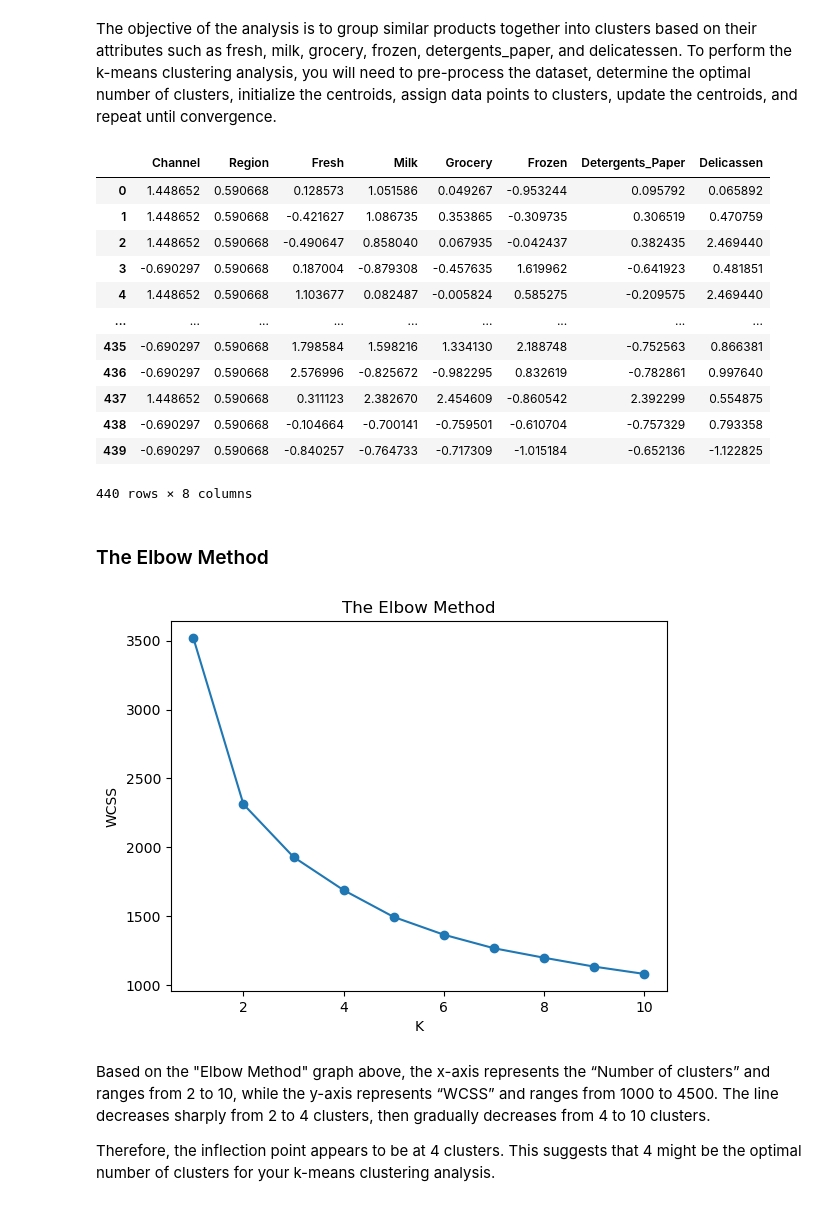
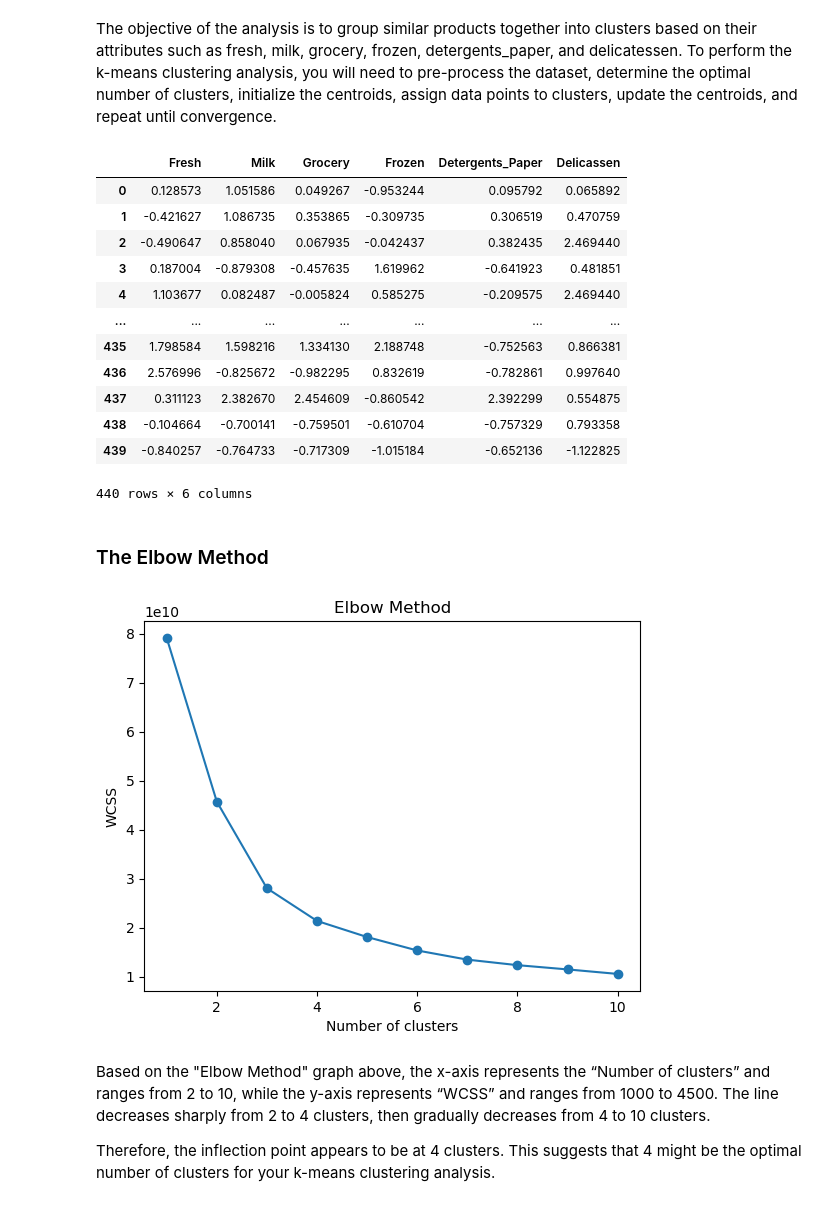
Before and after one commit to Nathan-13/ML-Project-Unsupervised-Learning, a Jupyter notebook: notebook/Unsupervised Learning - Project.ipynb, the cells around one changed output. Cells and saved outputs as stored; diff of their text form; code cells hidden in the pictures.

```diff
--- a/notebook/Unsupervised Learning - Project.ipynb
+++ b/notebook/Unsupervised Learning - Project.ipynb
@@ -317,41 +296,44 @@ handled_df_scaled = pd.DataFrame(scaler.fit_transform(handled_sales_df), columns
 # %%
-# Assigning features to X
-X = handled_df_scaled
-X
+df_scaled
 # %% [output]
-|  | Channel | Region | Fresh | Milk | Grocery | Frozen | Detergents_Paper | Delicassen |
-| 0 | 1.448652 | 0.590668 | 0.128573 | 1.051586 | 0.049267 | -0.953244 | 0.095792 | 0.065892 |
-| 1 | 1.448652 | 0.590668 | -0.421627 | 1.086735 | 0.353865 | -0.309735 | 0.306519 | 0.470759 |
-| 2 | 1.448652 | 0.590668 | -0.490647 | 0.858040 | 0.067935 | -0.042437 | 0.382435 | 2.469440 |
-| 3 | -0.690297 | 0.590668 | 0.187004 | -0.879308 | -0.457635 | 1.619962 | -0.641923 | 0.481851 |
-| 4 | 1.448652 | 0.590668 | 1.103677 | 0.082487 | -0.005824 | 0.585275 | -0.209575 | 2.469440 |
-| ... | ... | ... | ... | ... | ... | ... | ... | ... |
-| 435 | -0.690297 | 0.590668 | 1.798584 | 1.598216 | 1.334130 | 2.188748 | -0.752563 | 0.866381 |
-| 436 | -0.690297 | 0.590668 | 2.576996 | -0.825672 | -0.982295 | 0.832619 | -0.782861 | 0.997640 |
-| 437 | 1.448652 | 0.590668 | 0.311123 | 2.382670 | 2.454609 | -0.860542 | 2.392299 | 0.554875 |
-| 438 | -0.690297 | 0.590668 | -0.104664 | -0.700141 | -0.759501 | -0.610704 | -0.757329 | 0.793358 |
-| 439 | -0.690297 | 0.590668 | -0.840257 | -0.764733 | -0.717309 | -1.015184 | -0.652136 | -1.122825 |
+|  | Fresh | Milk | Grocery | Frozen | Detergents_Paper | Delicassen |
+| 0 | 0.128573 | 1.051586 | 0.049267 | -0.953244 | 0.095792 | 0.065892 |
+| 1 | -0.421627 | 1.086735 | 0.353865 | -0.309735 | 0.306519 | 0.470759 |
+| 2 | -0.490647 | 0.858040 | 0.067935 | -0.042437 | 0.382435 | 2.469440 |
+| 3 | 0.187004 | -0.879308 | -0.457635 | 1.619962 | -0.641923 | 0.481851 |
+| 4 | 1.103677 | 0.082487 | -0.005824 | 0.585275 | -0.209575 | 2.469440 |
+| ... | ... | ... | ... | ... | ... | ... |
+| 435 | 1.798584 | 1.598216 | 1.334130 | 2.188748 | -0.752563 | 0.866381 |
+| 436 | 2.576996 | -0.825672 | -0.982295 | 0.832619 | -0.782861 | 0.997640 |
+| 437 | 0.311123 | 2.382670 | 2.454609 | -0.860542 | 2.392299 | 0.554875 |
+| 438 | -0.104664 | -0.700141 | -0.759501 | -0.610704 | -0.757329 | 0.793358 |
+| 439 | -0.840257 | -0.764733 | -0.717309 | -1.015184 | -0.652136 | -1.122825 |
-440 rows × 8 columns
+440 rows × 6 columns
+# %%
+# Dimentional reduction
+from sklearn.decomposition import PCA
+pca = PCA(n_components=4)
+X_pca = pca.fit_transform(continuous_features)
 # %% [markdown]
 ### The Elbow Method
 # %%
 # Determine the optimal number of clusters using the elbow method
 wcss = []  # within-cluster sum of squares
 range_n_clusters = list(range(1,11))  # the range of cluster numbers you want to consider
 
 for n_clusters in range_n_clusters:
     kmeans = KMeans(n_clusters=n_clusters, init='k-means++', max_iter=300, n_init=10, random_state=0)
-    kmeans.fit(X)
+    kmeans.fit(X_pca)
     wcss.append(kmeans.inertia_)
 
 # Plot the elbow graph
 plt.plot(range_n_clusters, wcss,marker='o')
-plt.title('The Elbow Method')
-plt.xlabel('K')
+plt.title('Elbow Method')
+plt.xlabel('Number of clusters')
 plt.ylabel('WCSS')
 plt.show()
 # %% [output]
-[figure, old version]
+[figure, new version]
 # %% [markdown]
 Based on the "Elbow Method" graph above, the x-axis represents the “Number of clusters” and ranges from 2 to 10, while the y-axis represents “WCSS” and ranges from 1000 to 4500. The line decreases sharply from 2 to 4 clusters, then gradually decreases from 4 to 10 clusters.
 
```
Also changed, not shown: parts of 49 cells of this notebook.
